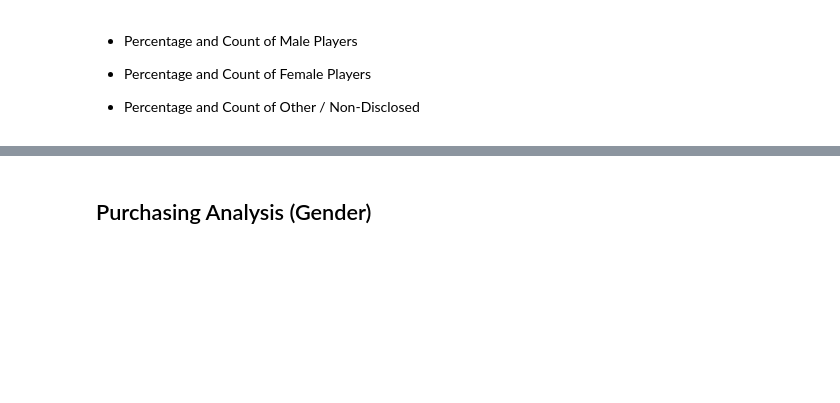
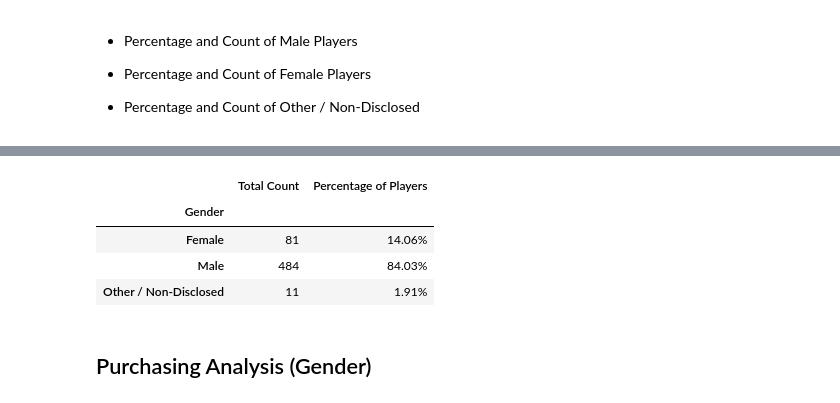
Before and after one commit to mrcjbf/pandas-homework, a Jupyter notebook: HeroesOfPymoli/heros_copy.ipynb, the cells around one changed output, grey strips where cells are left out. Saved outputs shown, nothing was run; the diff lists cells and outputs as text; code cells hidden in the pictures; blank space fills up the shorter version.

```diff
--- a/HeroesOfPymoli/heros_copy.ipynb
+++ b/HeroesOfPymoli/heros_copy.ipynb
@@ -86,3 +85,25 @@ pd_df_summary
+# %%
+
+#count of distinct entries
+pd_df_gender= pd_df_unique.groupby(["Gender"]).count()
+
+#rename column
+pd_df_gender.columns = ["Total Count"]
+
+#percentage
+pd_df_gender["Percentage of Players"] = (pd_df_gender["Total Count"]/pd_df_gender["Total Count"].sum())*100
+
+#format percentage column
+pd_df_gender["Percentage of Players"] = pd_df_gender["Percentage of Players"].map("{0:.02f}%".format)
+
+#print
+pd_df_gender
+# %% [output]
+|  | Total Count | Percentage of Players |
+| Gender |  |  |
+| Female | 81 | 14.06% |
+| Male | 484 | 84.03% |
+| Other / Non-Disclosed | 11 | 1.91% |
 # %% [markdown]
 
 ## Purchasing Analysis (Gender)
```
Also changed, not shown: parts of 15 cells of this notebook.
